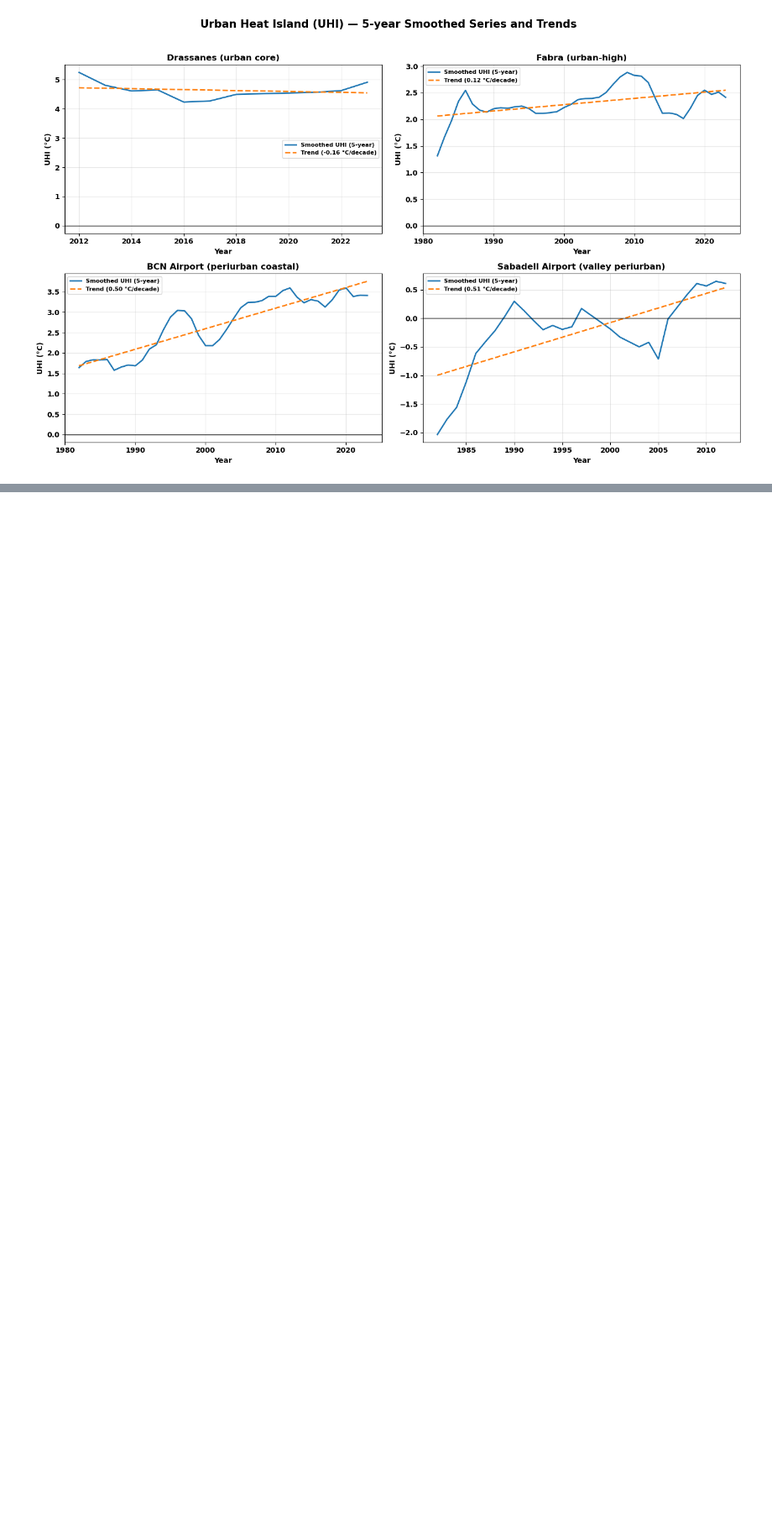
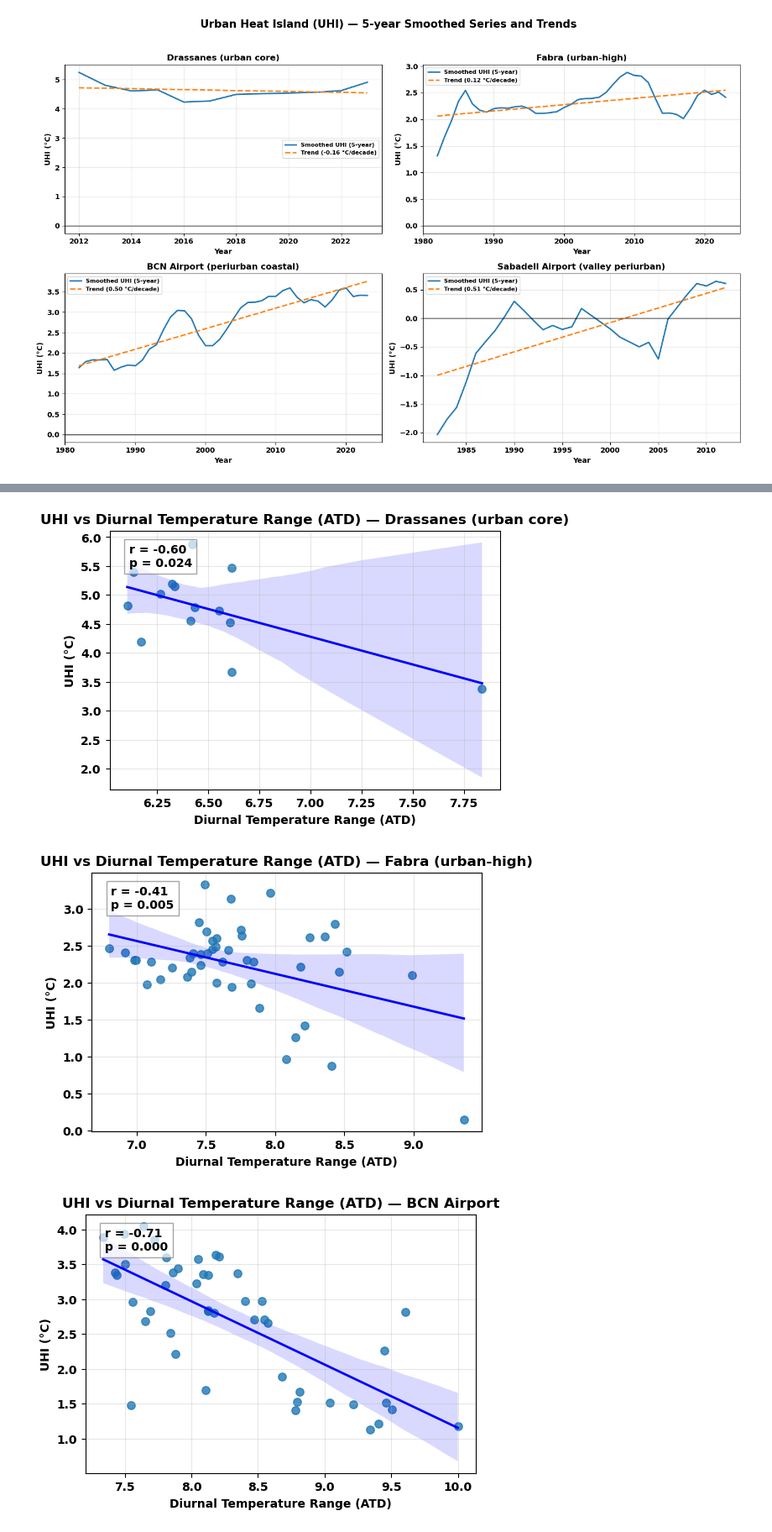
Before and after one commit to rogerespinosamorros/UHI-Barcelona, a Jupyter notebook: notebooks/analisi_temp_estacions.ipynb, the cells around one changed output, grey strips where cells are left out. Shown at 84% size. Cells and saved outputs as stored; diff of their text form; code cells hidden in the pictures; blank space fills up the shorter version.

```diff
--- a/notebooks/analisi_temp_estacions.ipynb
+++ b/notebooks/analisi_temp_estacions.ipynb
@@ -789,0 +1022,10 @@ plt.show()
+# %%
+# Scatter UHI vs Tmax
+scatter_uhi_vs_var(uhi_drassanes_t, "Drassanes (urban core)", "ATD", "Diurnal Temperature Range (ATD)")
+scatter_uhi_vs_var(uhi_fabra_t, "Fabra (urban-high)", "ATD", "Diurnal Temperature Range (ATD)")
+scatter_uhi_vs_var(uhi_bcn_airport_t, "BCN Airport", "ATD", "Diurnal Temperature Range (ATD)")
+scatter_uhi_vs_var(uhi_sabadell_t, "Sabadell Airport", "ATD", "Diurnal Temperature Range (ATD)")
+# %% [output]
+[figure, added]
+[figure, added]
+[figure, added]
```
Also changed, not shown: parts of 8 cells of this notebook, 24 other files.
